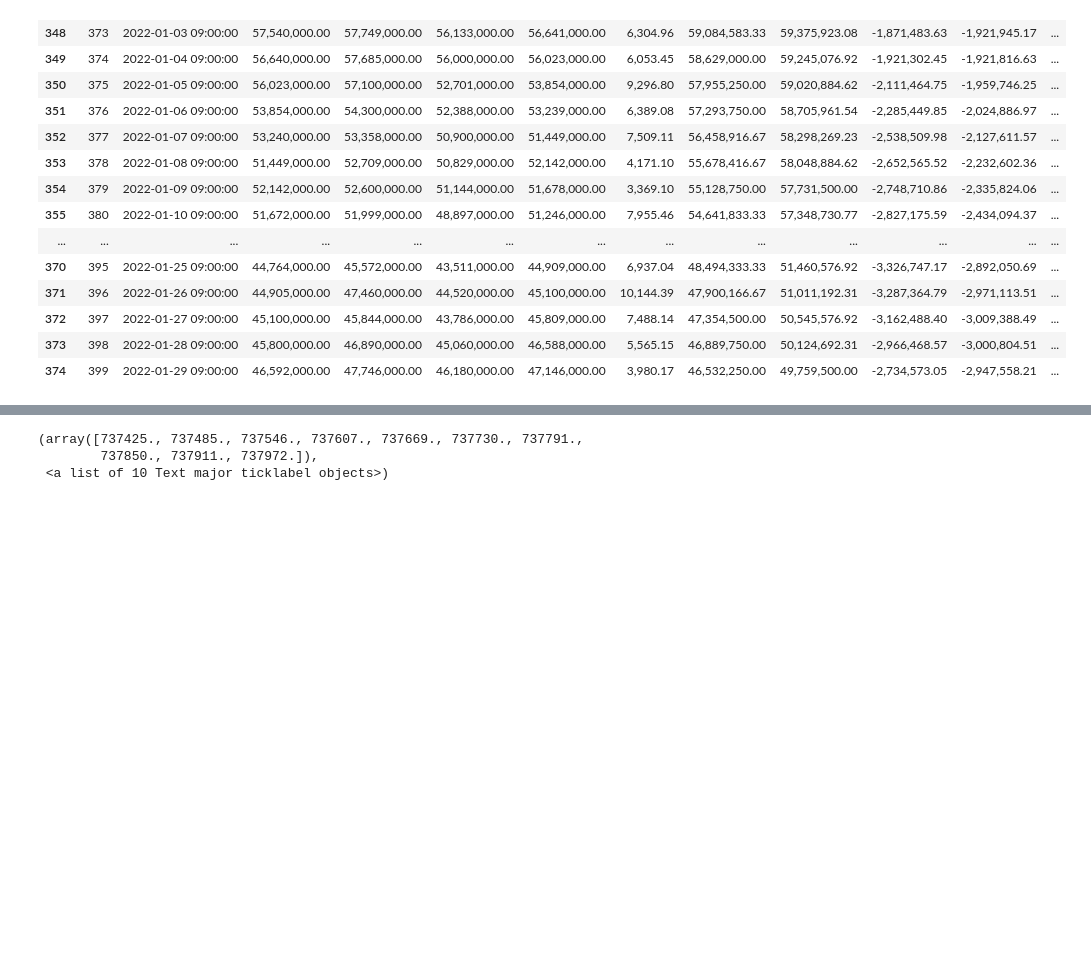
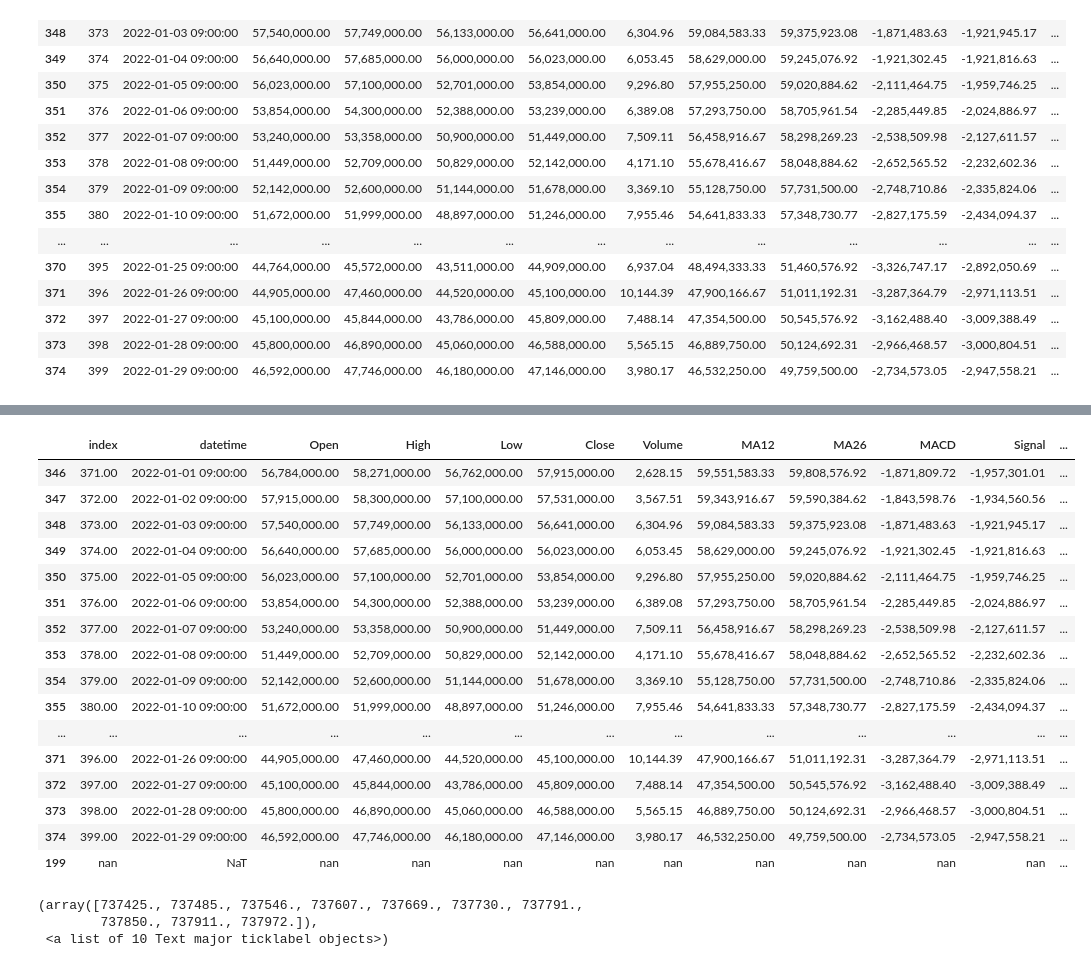
Before and after one commit to kptib88/Test, a Jupyter notebook: Comathon_6th_jupyter.ipynb, the cells around one changed output, grey strips where cells are left out. Saved outputs shown, nothing was run; the diff lists cells and outputs as text; code cells hidden in the pictures; blank space fills up the shorter version.

```diff
--- a/Comathon_6th_jupyter.ipynb
+++ b/Comathon_6th_jupyter.ipynb
@@ -1891,3 +1906,23 @@ nan
+# %%
+df_BTC_filtered
+# %% [output]
+|  | index | datetime | Open | High | Low | Close | Volume | MA12 | MA26 | MACD | Signal | ... |
+| 346 | 371.00 | 2022-01-01 09:00:00 | 56,784,000.00 | 58,271,000.00 | 56,762,000.00 | 57,915,000.00 | 2,628.15 | 59,551,583.33 | 59,808,576.92 | -1,871,809.72 | -1,957,301.01 | ... |
+| 347 | 372.00 | 2022-01-02 09:00:00 | 57,915,000.00 | 58,300,000.00 | 57,100,000.00 | 57,531,000.00 | 3,567.51 | 59,343,916.67 | 59,590,384.62 | -1,843,598.76 | -1,934,560.56 | ... |
+| 348 | 373.00 | 2022-01-03 09:00:00 | 57,540,000.00 | 57,749,000.00 | 56,133,000.00 | 56,641,000.00 | 6,304.96 | 59,084,583.33 | 59,375,923.08 | -1,871,483.63 | -1,921,945.17 | ... |
+| 349 | 374.00 | 2022-01-04 09:00:00 | 56,640,000.00 | 57,685,000.00 | 56,000,000.00 | 56,023,000.00 | 6,053.45 | 58,629,000.00 | 59,245,076.92 | -1,921,302.45 | -1,921,816.63 | ... |
+| 350 | 375.00 | 2022-01-05 09:00:00 | 56,023,000.00 | 57,100,000.00 | 52,701,000.00 | 53,854,000.00 | 9,296.80 | 57,955,250.00 | 59,020,884.62 | -2,111,464.75 | -1,959,746.25 | ... |
+| 351 | 376.00 | 2022-01-06 09:00:00 | 53,854,000.00 | 54,300,000.00 | 52,388,000.00 | 53,239,000.00 | 6,389.08 | 57,293,750.00 | 58,705,961.54 | -2,285,449.85 | -2,024,886.97 | ... |
+| 352 | 377.00 | 2022-01-07 09:00:00 | 53,240,000.00 | 53,358,000.00 | 50,900,000.00 | 51,449,000.00 | 7,509.11 | 56,458,916.67 | 58,298,269.23 | -2,538,509.98 | -2,127,611.57 | ... |
+| 353 | 378.00 | 2022-01-08 09:00:00 | 51,449,000.00 | 52,709,000.00 | 50,829,000.00 | 52,142,000.00 | 4,171.10 | 55,678,416.67 | 58,048,884.62 | -2,652,565.52 | -2,232,602.36 | ... |
+| 354 | 379.00 | 2022-01-09 09:00:00 | 52,142,000.00 | 52,600,000.00 | 51,144,000.00 | 51,678,000.00 | 3,369.10 | 55,128,750.00 | 57,731,500.00 | -2,748,710.86 | -2,335,824.06 | ... |
+| 355 | 380.00 | 2022-01-10 09:00:00 | 51,672,000.00 | 51,999,000.00 | 48,897,000.00 | 51,246,000.00 | 7,955.46 | 54,641,833.33 | 57,348,730.77 | -2,827,175.59 | -2,434,094.37 | ... |
+| ... | ... | ... | ... | ... | ... | ... | ... | ... | ... | ... | ... | ... |
+| 371 | 396.00 | 2022-01-26 09:00:00 | 44,905,000.00 | 47,460,000.00 | 44,520,000.00 | 45,100,000.00 | 10,144.39 | 47,900,166.67 | 51,011,192.31 | -3,287,364.79 | -2,971,113.51 | ... |
+| 372 | 397.00 | 2022-01-27 09:00:00 | 45,100,000.00 | 45,844,000.00 | 43,786,000.00 | 45,809,000.00 | 7,488.14 | 47,354,500.00 | 50,545,576.92 | -3,162,488.40 | -3,009,388.49 | ... |
+| 373 | 398.00 | 2022-01-28 09:00:00 | 45,800,000.00 | 46,890,000.00 | 45,060,000.00 | 46,588,000.00 | 5,565.15 | 46,889,750.00 | 50,124,692.31 | -2,966,468.57 | -3,000,804.51 | ... |
+| 374 | 399.00 | 2022-01-29 09:00:00 | 46,592,000.00 | 47,746,000.00 | 46,180,000.00 | 47,146,000.00 | 3,980.17 | 46,532,250.00 | 49,759,500.00 | -2,734,573.05 | -2,947,558.21 | ... |
+| 199 | nan | NaT | nan | nan | nan | nan | nan | nan | nan | nan | nan | ... |
 # %%
 plt.plot(df_balance.datetime, df_balance.Profit)
 plt.title('BTC')
```
Also changed, not shown: parts of 4 cells of this notebook, 1 other file.
